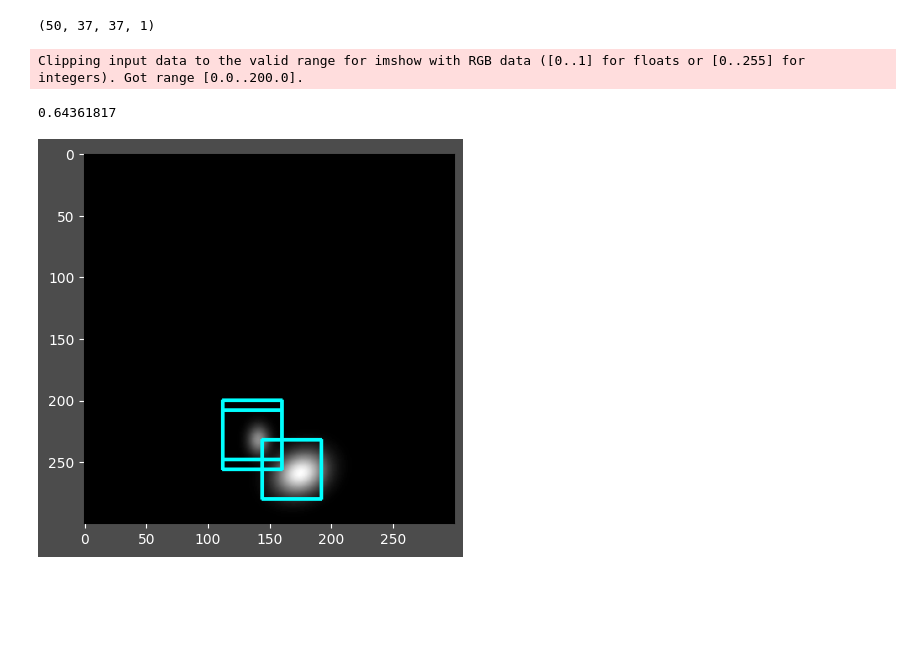
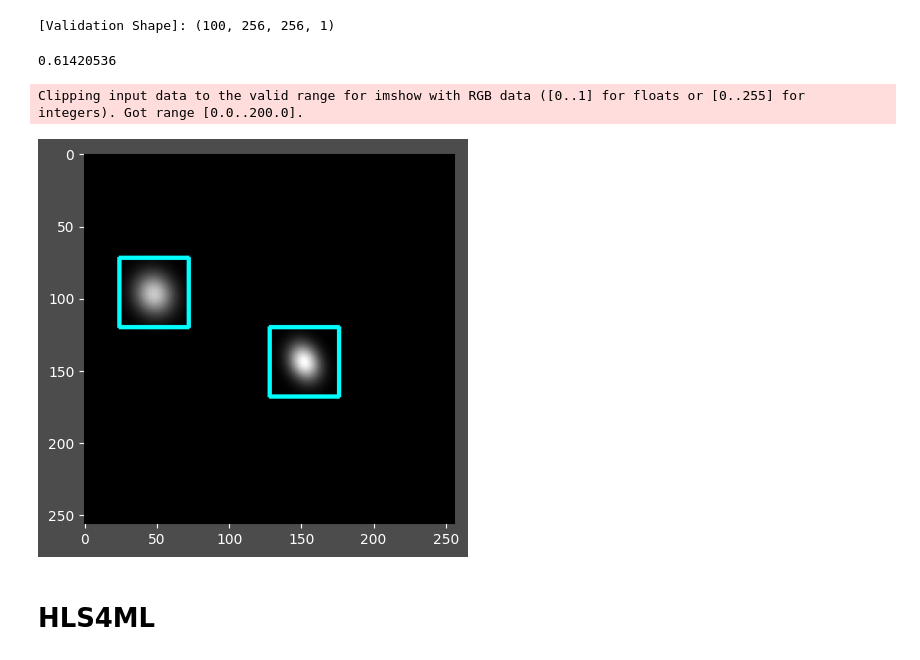
Before and after one commit to pujan-p/Rheed-FOLO, a Jupyter notebook: Training/FOLO_Generated.ipynb, the cells around one changed output. Drawn from its saved outputs; the diff is of its cells as text; code cells hidden in the pictures; blank space fills up the shorter version.

Commit message:
Training on Generated Data + HLS4ML Conversion

```diff
--- a/Training/FOLO_Generated.ipynb
+++ b/Training/FOLO_Generated.ipynb
@@ -166,6 +174,7 @@ img_visualization_two(img, label, params)
 # %%
-# Generate Training Data
-SAMPLE_COUNT = 10000
+# Generate Training Dataset #
+SAMPLE_COUNT = 1000
+
 img_arr = []
 label_arr = []
 
@@ -255,17 +241,16 @@ def loss_p(y_true, y_pred):
 # %%
-# Training Loop
-num_epochs = 20
+# Training Loop #
+NUM_EPOCHS = 100
 
-# lr_schedule = tf.keras.optimizers.schedules.ExponentialDecay(
-#     initial_learning_rate=0.01,
-#     decay_steps=num_epochs,
-#     decay_rate=0.9)
+lr_schedule = tf.keras.optimizers.schedules.ExponentialDecay(
+    initial_learning_rate=0.01,
+    decay_steps=NUM_EPOCHS,
+    decay_rate=0.9)
 
-lr_schedule = 0.001
 adam_optimizer = tf.keras.optimizers.Adam(learning_rate=lr_schedule)
 baby_yolo.compile(optimizer=adam_optimizer, loss=loss_p, run_eagerly=True)
 
-for epoch in range(num_epochs):
+for epoch in range(NUM_EPOCHS):
     running_loss = 0.0
 
     for batch in tqdm(dataset):
@@ -277,5 +262,5 @@ for epoch in range(num_epochs):
         running_loss += loss.numpy()
 
     average_loss = running_loss / len(dataset)
-    print(f"Epoch [{epoch+1}/{num_epochs}], Loss: {average_loss}")
+    print(f"Epoch [{epoch+1}/{NUM_EPOCHS}], Loss: {average_loss}")
 # %% [output]
@@ -287,5 +307,7 @@ Epoch [5/5], Loss: 88.15959167480469
 # %%
+# Create Validation Dataset #
 VAL_COUNT = 100
+
 img_arr_val = []
 label_arr_val = []
 
@@ -298,24 +320,28 @@ with ThreadPoolExecutor() as executor:
     for future in tqdm(as_completed(futures), total=VAL_COUNT):
         img, label = future.result()
         # img_arr.append(img / (np.max(img) + 1)) # Normalize values to [0, 1)
-        img_arr_val.append(img / np.max(img)) # Normalize values to [0, 1]
+        img_arr_val.append(np.round(img.astype(np.float32) / (np.max(img.astype(np.float32)) + 1) * 256) / 256) # Normalize values to [0, 1)
         label_arr_val.append(label)
 
-img_arr_val = np.array(img_arr).astype(np.float32)
-label_arr_val = np.array(label_arr).astype(np.float32)
+img_arr_val = np.array(img_arr_val).astype(np.float32)
+label_arr_val = np.array(label_arr_val).astype(np.float32)
 
-predictions = baby_yolo(img_arr_val[:50])
-print(predictions.shape)
+
+
+print(f'[Validation Shape]: {img_arr_val.shape}')
 # %% [output]
-(50, 37, 37, 1)
+[Validation Shape]: (100, 256, 256, 1)
 # %%
-index = np.random.randint(low=0, high=50)
-print(np.max(predictions[index]))
-img_visualization_one(img_arr_val[index], predictions[index])
+# Visual Validation #
+index = np.random.randint(low=0, high=VAL_COUNT)
+
+predictions_tf = baby_yolo(img_arr_val)
+print(np.max(predictions_tf[index]))
+img_visualization_one(img_arr_val[index], predictions_tf[index])
 # %% [output]
-Clipping input data to the valid range for imshow with RGB data ([0..1] for floats or [0..255] for integers). Got range [0.0..200.0].
+0.61420536
-0.64361817
+Clipping input data to the valid range for imshow with RGB data ([0..1] for floats or [0..255] for integers). Got range [0.0..200.0].
-[figure, old version]
+[figure, new version]
 # %%
 # SAVE MODEL #
 
@@ -322,0 +349,2 @@ baby_yolo.save("FOLO.keras")
+# %% [markdown]
+# HLS4ML
```
Also changed, not shown: parts of 18 cells of this notebook.
